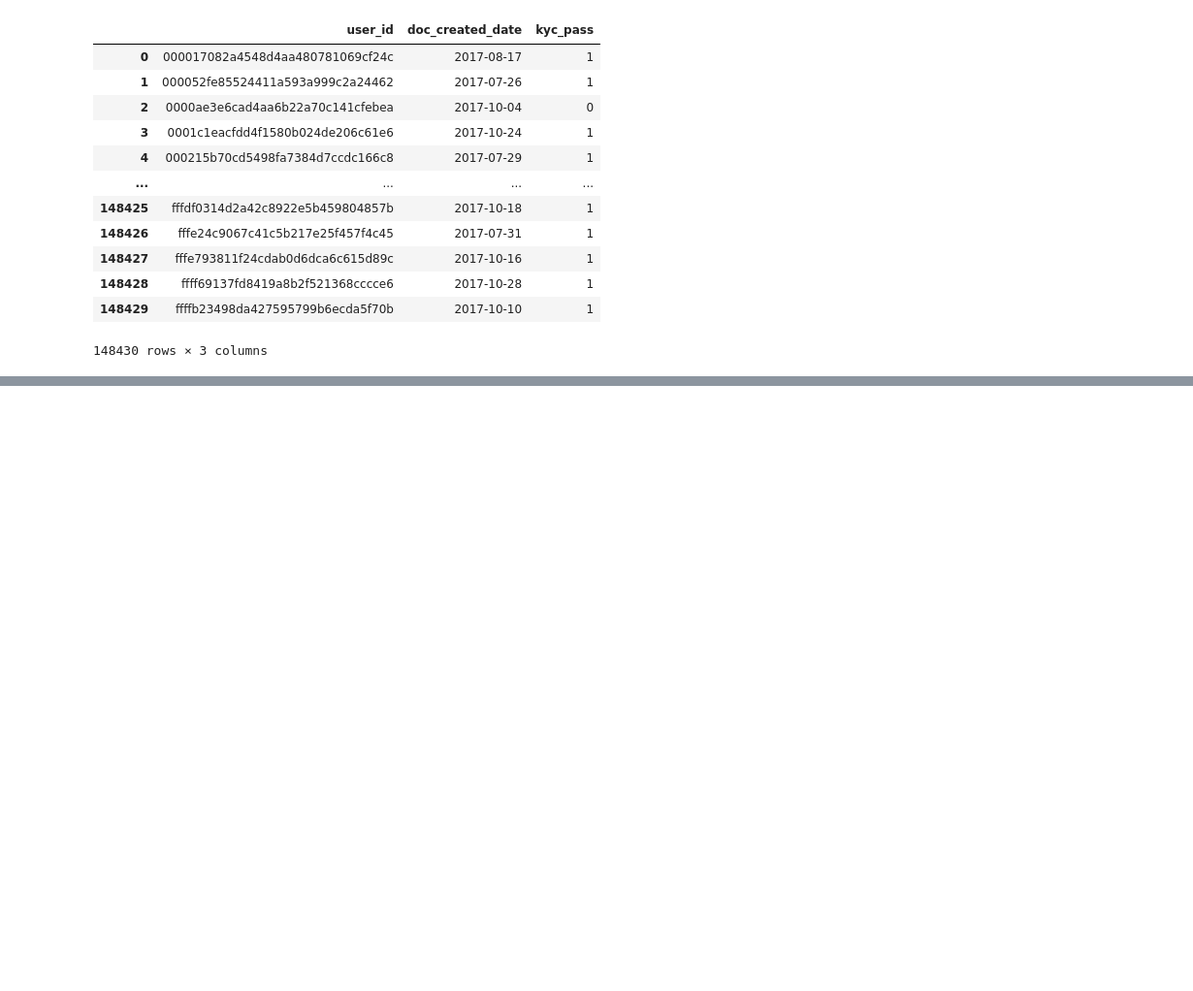
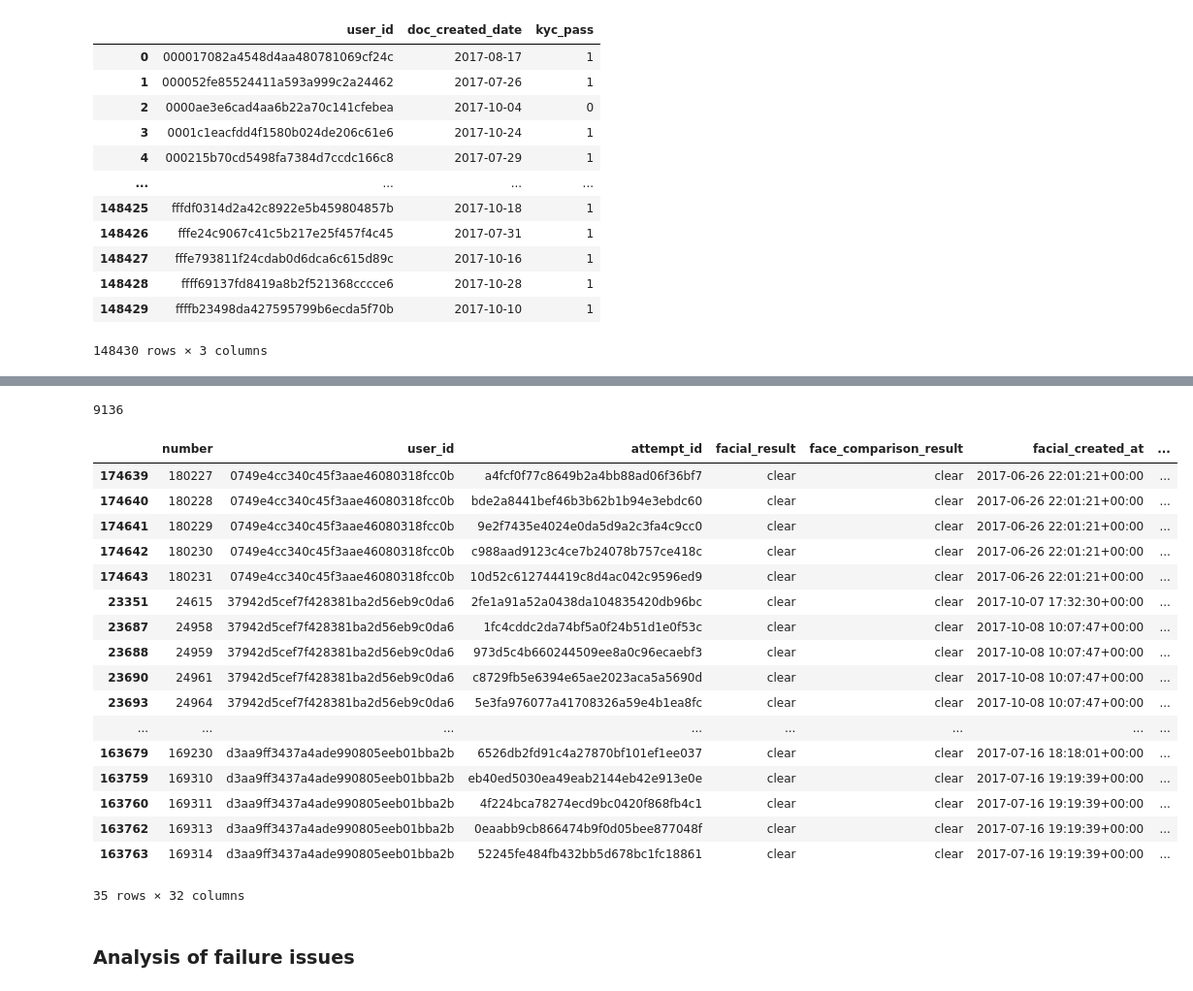
Before and after one commit to LaszloCodes/kyc_analysis, a Jupyter notebook: kyc_analysis.ipynb, the cells around one changed output, grey strips where cells are left out. Shown: that part at 97% size. Saved outputs shown, nothing was run; the diff lists cells and outputs as text; code cells hidden in the pictures; blank space fills up the shorter version.

Commit message:
Adding unneccessary check filter

```diff
--- a/kyc_analysis.ipynb
+++ b/kyc_analysis.ipynb
@@ -613,6 +613,3 @@ combined_check_results
 # %%
 # Multiple tries and clear both
 multiple_tries = combined_check_results[combined_check_results['user_id_count']>1]
-# %%
-# Add order to show sequence of tests at user level
-multiple_tries.loc[:,'order'] = multiple_tries.sort_values(by=['user_id','doc_created_date']).groupby('user_id').cumcount()+1
@@ -665,0 +616,3 @@ fa_summary_df
+# %%
+# Add order to show sequence of tests at user level
+multiple_tries.loc[:,'order'] = multiple_tries.sort_values(by=['user_id','number']).groupby('user_id').cumcount()+1
@@ -665,0 +705,10 @@ fa_summary_df
+# %%
+# Option to visualise it over time - add a column for unneccassary checks
+multiple_tries.loc[:,'previous_kyc'] = multiple_tries.groupby('user_id')['kyc_pass'].shift(1)
+
+multiple_tries.loc[:,'has_previous_pass'] = multiple_tries.groupby('user_id')['previous_kyc'].cummax()
+# %%
+multiple_tries.loc[:,'neccessary_check'] = multiple_tries.apply(lambda row: 1 if row['order']==1 else
+                                                            1 if row['has_previous_pass'] !=1  else
+                                                            0, axis=1
+                                                           )
@@ -665,0 +732,29 @@ fa_summary_df
+# %%
+# Check unneccessary checks
+multiple_tries[multiple_tries['neccessary_check']==0]['user_id'].nunique()
+# %% [output]
+9136
+# %%
+#multiple_tries.to_csv('test.csv')
+multiple_tries[multiple_tries['user_id_count']==5].sort_values(by=['user_id','number'])
+# %% [output]
+|  | number | user_id | attempt_id | facial_result | face_comparison_result | facial_created_at | ... |
+| 174639 | 180227 | 0749e4cc340c45f3aae46080318fcc0b | a4fcf0f77c8649b2a4bb88ad06f36bf7 | clear | clear | 2017-06-26 22:01:21+00:00 | ... |
+| 174640 | 180228 | 0749e4cc340c45f3aae46080318fcc0b | bde2a8441bef46b3b62b1b94e3ebdc60 | clear | clear | 2017-06-26 22:01:21+00:00 | ... |
+| 174641 | 180229 | 0749e4cc340c45f3aae46080318fcc0b | 9e2f7435e4024e0da5d9a2c3fa4c9cc0 | clear | clear | 2017-06-26 22:01:21+00:00 | ... |
+| 174642 | 180230 | 0749e4cc340c45f3aae46080318fcc0b | c988aad9123c4ce7b24078b757ce418c | clear | clear | 2017-06-26 22:01:21+00:00 | ... |
+| 174643 | 180231 | 0749e4cc340c45f3aae46080318fcc0b | 10d52c612744419c8d4ac042c9596ed9 | clear | clear | 2017-06-26 22:01:21+00:00 | ... |
+| 23351 | 24615 | 37942d5cef7f428381ba2d56eb9c0da6 | 2fe1a91a52a0438da104835420db96bc | clear | clear | 2017-10-07 17:32:30+00:00 | ... |
+| 23687 | 24958 | 37942d5cef7f428381ba2d56eb9c0da6 | 1fc4cddc2da74bf5a0f24b51d1e0f53c | clear | clear | 2017-10-08 10:07:47+00:00 | ... |
+| 23688 | 24959 | 37942d5cef7f428381ba2d56eb9c0da6 | 973d5c4b660244509ee8a0c96ecaebf3 | clear | clear | 2017-10-08 10:07:47+00:00 | ... |
+| 23690 | 24961 | 37942d5cef7f428381ba2d56eb9c0da6 | c8729fb5e6394e65ae2023aca5a5690d | clear | clear | 2017-10-08 10:07:47+00:00 | ... |
+| 23693 | 24964 | 37942d5cef7f428381ba2d56eb9c0da6 | 5e3fa976077a41708326a59e4b1ea8fc | clear | clear | 2017-10-08 10:07:47+00:00 | ... |
+| ... | ... | ... | ... | ... | ... | ... | ... |
+| 163679 | 169230 | d3aa9ff3437a4ade990805eeb01bba2b | 6526db2fd91c4a27870bf101ef1ee037 | clear | clear | 2017-07-16 18:18:01+00:00 | ... |
+| 163759 | 169310 | d3aa9ff3437a4ade990805eeb01bba2b | eb40ed5030ea49eab2144eb42e913e0e | clear | clear | 2017-07-16 19:19:39+00:00 | ... |
+| 163760 | 169311 | d3aa9ff3437a4ade990805eeb01bba2b | 4f224bca78274ecd9bc0420f868fb4c1 | clear | clear | 2017-07-16 19:19:39+00:00 | ... |
+| 163762 | 169313 | d3aa9ff3437a4ade990805eeb01bba2b | 0eaabb9cb866474b9f0d05bee877048f | clear | clear | 2017-07-16 19:19:39+00:00 | ... |
+| 163763 | 169314 | d3aa9ff3437a4ade990805eeb01bba2b | 52245fe484fb432bb5d678bc1fc18861 | clear | clear | 2017-07-16 19:19:39+00:00 | ... |
+35 rows × 32 columns
+# %% [markdown]
+### Analysis of failure issues
```
Also changed, not shown: parts of 48 cells of this notebook.
